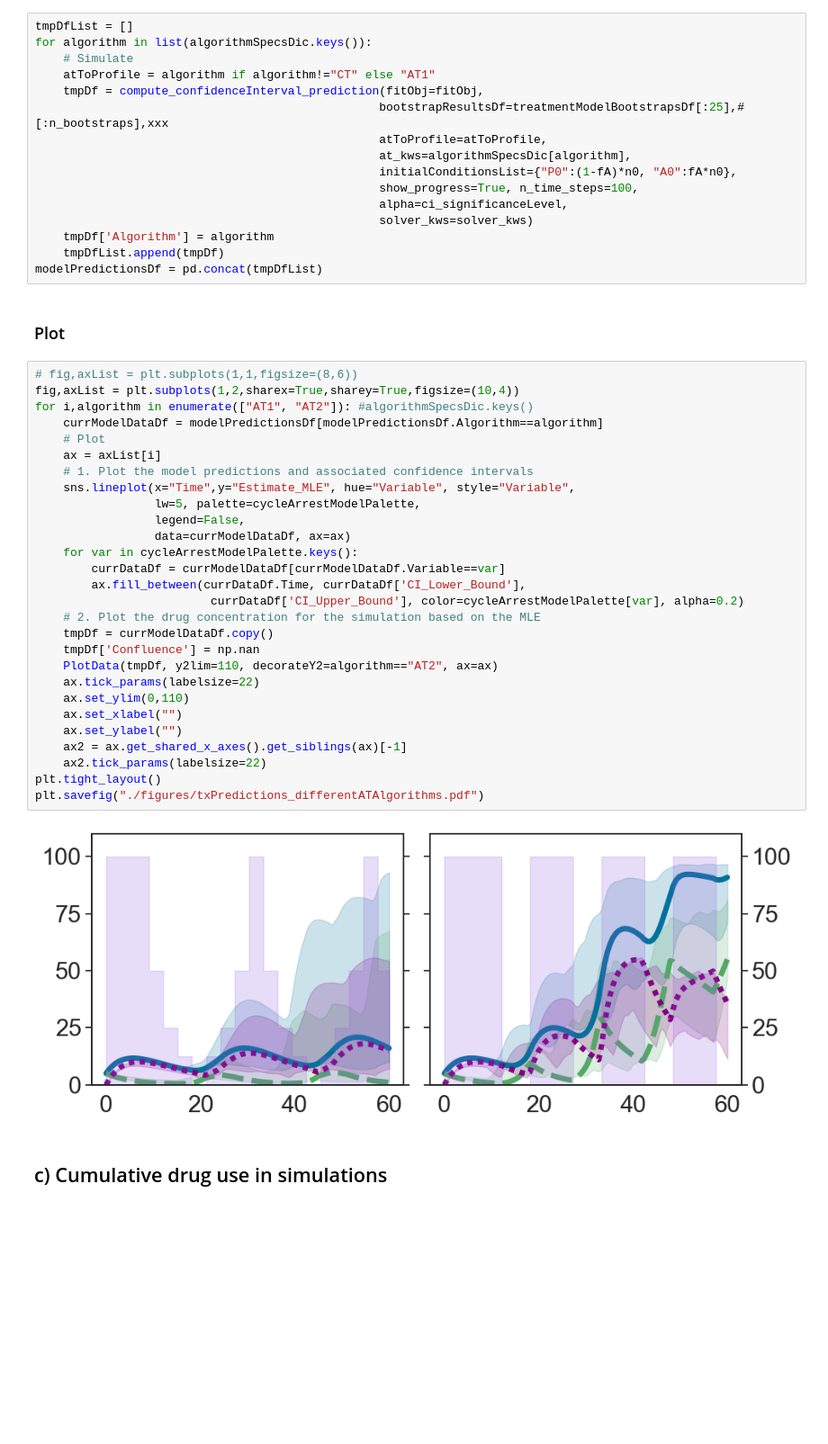
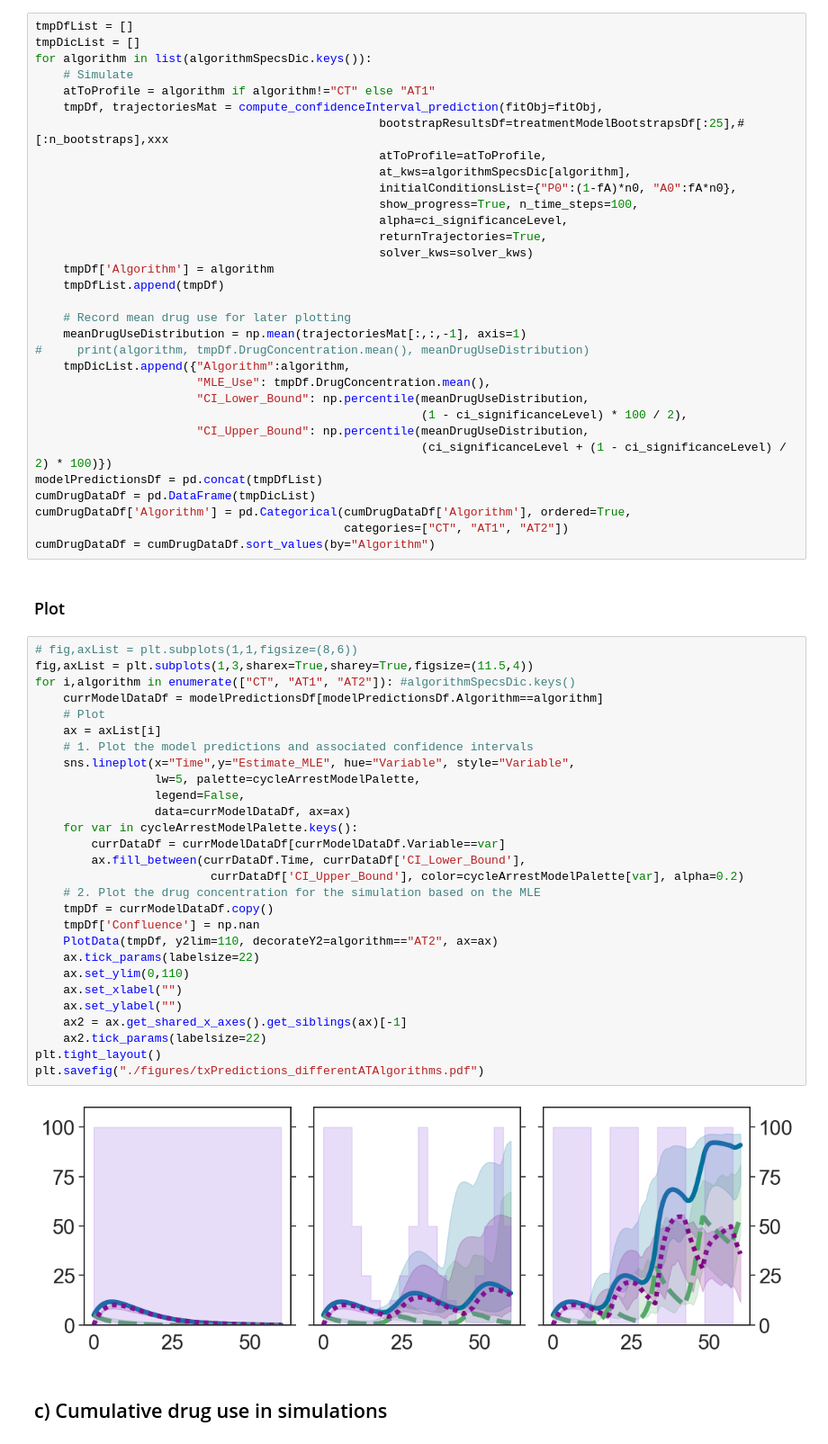
Before and after one commit to MathOnco/PARPi_Model, a Jupyter notebook: jnb_figure6.ipynb, the cells around one changed output. Shown at 90% size. Drawn from its saved outputs; the diff is of its cells as text; blank space fills up the shorter version.

```diff
--- a/jnb_figure6.ipynb
+++ b/jnb_figure6.ipynb
@@ -78,52 +85,68 @@ algorithmSpecsDic = {"AT1":{'atThreshold':0., 'doseList':[0,12.5,25,50,100],
                     }
 # %%
 tmpDfList = []
+tmpDicList = []
 for algorithm in list(algorithmSpecsDic.keys()):
     # Simulate
     atToProfile = algorithm if algorithm!="CT" else "AT1"
-    tmpDf = compute_confidenceInterval_prediction(fitObj=fitObj,
+    tmpDf, trajectoriesMat = compute_confidenceInterval_prediction(fitObj=fitObj,
                                                  bootstrapResultsDf=treatmentModelBootstrapsDf[:25],#[:n_bootstraps],xxx
                                                  atToProfile=atToProfile,
                                                  at_kws=algorithmSpecsDic[algorithm],
                                                  initialConditionsList={"P0":(1-fA)*n0, "A0":fA*n0},
                                                  show_progress=True, n_time_steps=100,
                                                  alpha=ci_significanceLevel,
+                                                 returnTrajectories=True,
                                                  solver_kws=solver_kws)
     tmpDf['Algorithm'] = algorithm
     tmpDfList.append(tmpDf)
+
+    # Record mean drug use for later plotting
+    meanDrugUseDistribution = np.mean(trajectoriesMat[:,:,-1], axis=1)
+#     print(algorithm, tmpDf.DrugConcentration.mean(), meanDrugUseDistribution)
+    tmpDicList.append({"Algorithm":algorithm,
+                       "MLE_Use": tmpDf.DrugConcentration.mean(),
+                       "CI_Lower_Bound": np.percentile(meanDrugUseDistribution,
+                                                       (1 - ci_significanceLevel) * 100 / 2),
+                       "CI_Upper_Bound": np.percentile(meanDrugUseDistribution,
+                                                       (ci_significanceLevel + (1 - ci_significanceLevel) / 2) * 100)})
 modelPredictionsDf = pd.concat(tmpDfList)
+cumDrugDataDf = pd.DataFrame(tmpDicList)
+cumDrugDataDf['Algorithm'] = pd.Categorical(cumDrugDataDf['Algorithm'], ordered=True,
+                                            categories=["CT", "AT1", "AT2"])
+cumDrugDataDf = cumDrugDataDf.sort_values(by="Algorithm")
 # %% [markdown]
 ### Plot
 # %%
 # fig,axList = plt.subplots(1,1,figsize=(8,6))
-fig,axList = plt.subplots(1,2,sharex=True,sharey=True,figsize=(10,4))
-for i,algorithm in enumerate(["AT1", "AT2"]): #algorithmSpecsDic.keys()
+fig,axList = plt.subplots(1,3,sharex=True,sharey=True,figsize=(11.5,4))
+for i,algorithm in enumerate(["CT", "AT1", "AT2"]): #algorithmSpecsDic.keys()
     currModelDataDf = modelPredictionsDf[modelPredictionsDf.Algorithm==algorithm]
     # Plot
     ax = axList[i]
     # 1. Plot the model predictions and associated confidence intervals
     sns.lineplot(x="Time",y="Estimate_MLE", hue="Variable", style="Variable",
                  lw=5, palette=cycleArrestModelPalette,
                  legend=False,
                  data=currModelDataDf, ax=ax)
     for var in cycleArrestModelPalette.keys():
         currDataDf = currModelDataDf[currModelDataDf.Variable==var]
         ax.fill_between(currDataDf.Time, currDataDf['CI_Lower_Bound'],
                          currDataDf['CI_Upper_Bound'], color=cycleArrestModelPalette[var], alpha=0.2)
     # 2. Plot the drug concentration for the simulation based on the MLE
     tmpDf = currModelDataDf.copy()
     tmpDf['Confluence'] = np.nan
     PlotData(tmpDf, y2lim=110, decorateY2=algorithm=="AT2", ax=ax)
     ax.tick_params(labelsize=22)
     ax.set_ylim(0,110)
     ax.set_xlabel("")
     ax.set_ylabel("")
     ax2 = ax.get_shared_x_axes().get_siblings(ax)[-1]
     ax2.tick_params(labelsize=22)
 plt.tight_layout()
 plt.savefig("./figures/txPredictions_differentATAlgorithms.pdf")
 # %% [output]
-[figure, old version]
+[figure, new version]
 # %% [markdown]
 ## c) Cumulative drug use in simulations
 # %%
```
Also changed, not shown: parts of 27 cells of this notebook, 4 other files.
